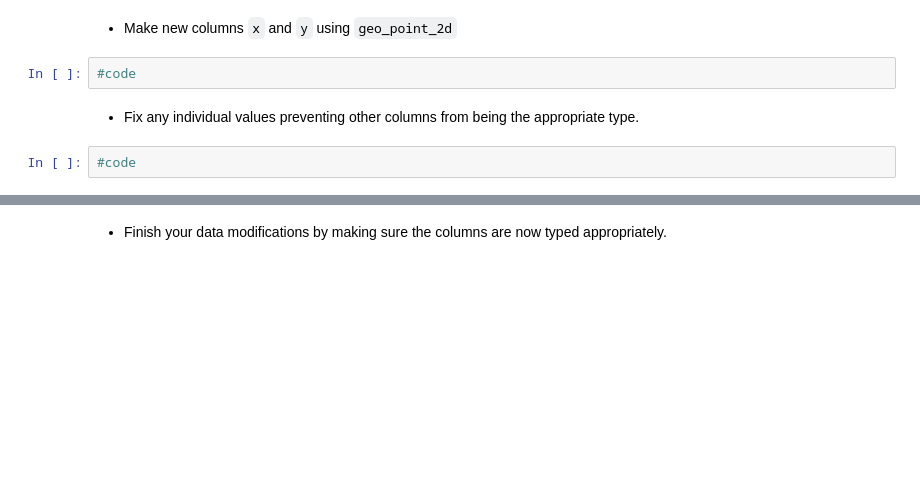
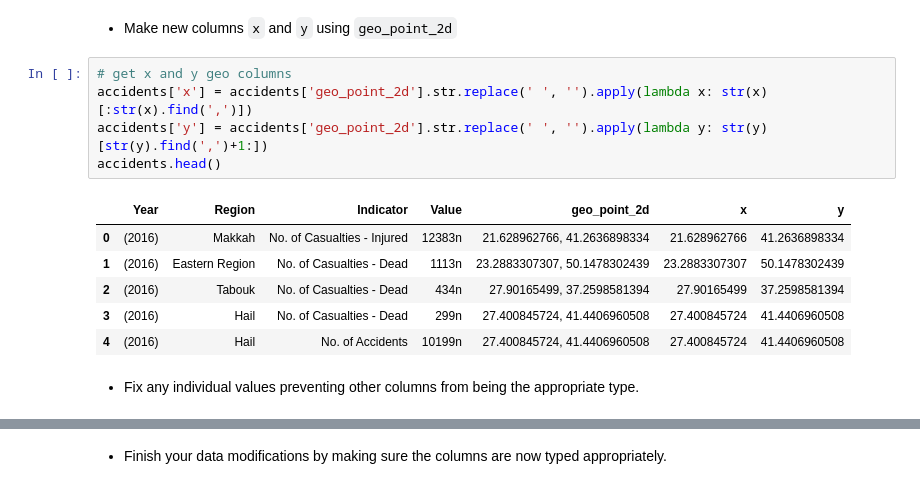
Before and after one commit to TQgit/datascience_project1, a Jupyter notebook: code/starter-code.ipynb, the cells around one changed output, grey strips where cells are left out. Cells and saved outputs as stored; diff of their text form; blank space fills up the shorter version.

```diff
--- a/code/starter-code.ipynb
+++ b/code/starter-code.ipynb
@@ -214,8 +266,16 @@ Based on what you discovered above, use appropriate methods to re-type incorrect
 # %% [markdown]
 - Make new columns `x` and `y` using `geo_point_2d`
-# %%
-#code
+# %%
+# get x and y geo columns
+accidents['x'] = accidents['geo_point_2d'].str.replace(' ', '').apply(lambda x: str(x)[:str(x).find(',')])
+accidents['y'] = accidents['geo_point_2d'].str.replace(' ', '').apply(lambda y: str(y)[str(y).find(',')+1:])
+accidents.head()
+# %% [output]
+|  | Year | Region | Indicator | Value | geo_point_2d | x | y |
+| 0 | (2016) | Makkah | No. of Casualties - Injured | 12383n | 21.628962766, 41.2636898334 | 21.628962766 | 41.2636898334 |
+| 1 | (2016) | Eastern Region | No. of Casualties - Dead | 1113n | 23.2883307307, 50.1478302439 | 23.2883307307 | 50.1478302439 |
+| 2 | (2016) | Tabouk | No. of Casualties - Dead | 434n | 27.90165499, 37.2598581394 | 27.90165499 | 37.2598581394 |
+| 3 | (2016) | Hail | No. of Casualties - Dead | 299n | 27.400845724, 41.4406960508 | 27.400845724 | 41.4406960508 |
+| 4 | (2016) | Hail | No. of Accidents | 10199n | 27.400845724, 41.4406960508 | 27.400845724 | 41.4406960508 |
 # %% [markdown]
 - Fix any individual values preventing other columns from being the appropriate type.
-# %%
-#code
```
Also changed, not shown: parts of 21 cells of this notebook.
